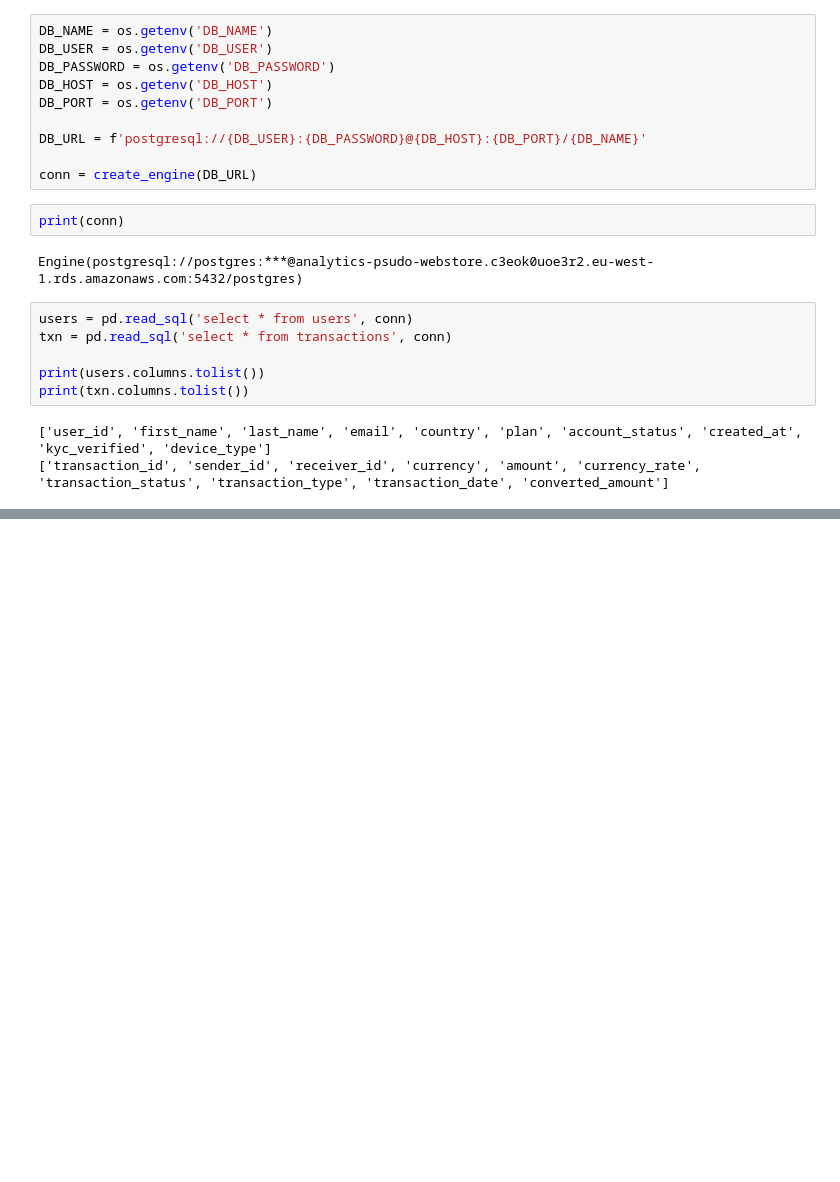
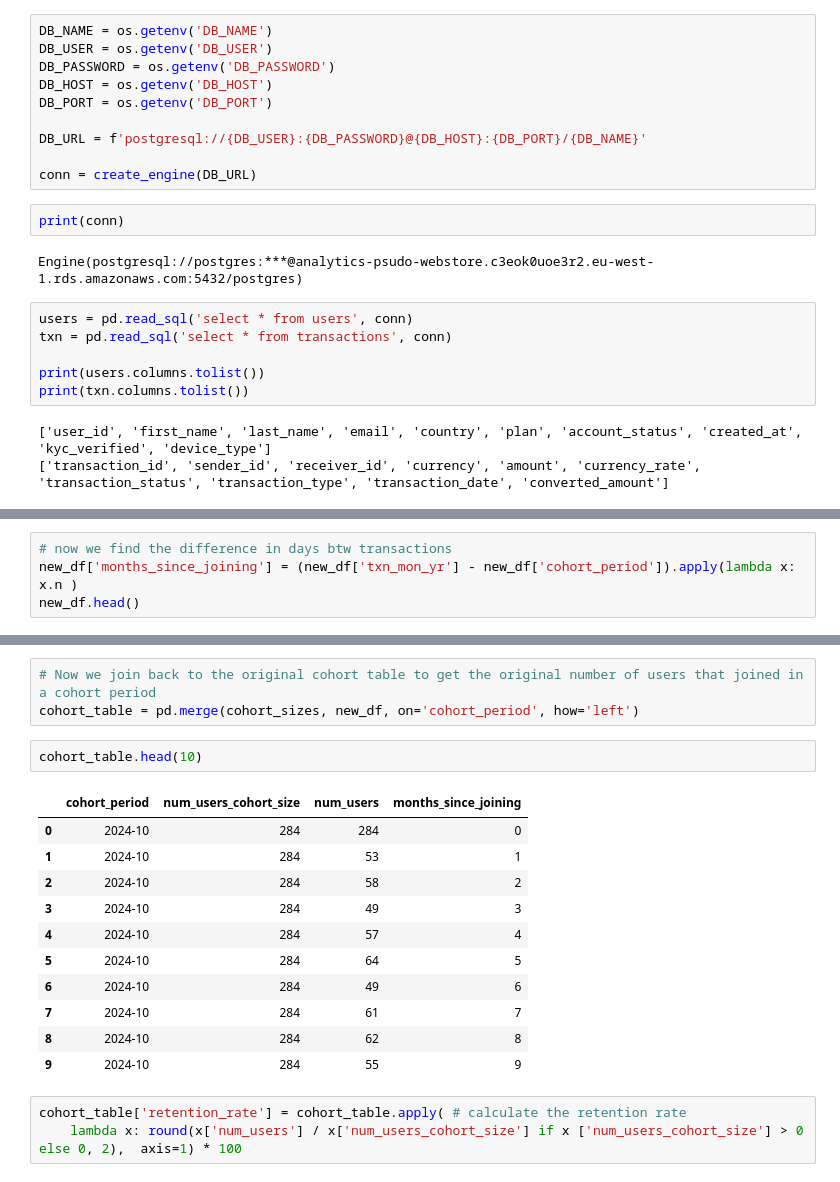
Before and after one commit to kayode-w/customer_cohort_analysis, a Jupyter notebook: raw.ipynb, the cells around one changed output, grey strips where cells are left out. Saved outputs shown, nothing was run; the diff lists cells and outputs as text; blank space fills up the shorter version.

```diff
--- a/raw.ipynb
+++ b/raw.ipynb
@@ -110,0 +97,4 @@ new_df
+# %%
+# now we find the difference in days btw transactions
+new_df['months_since_joining'] = (new_df['txn_mon_yr'] - new_df['cohort_period']).apply(lambda x: x.n )
+new_df.head()
@@ -110,0 +130,20 @@ new_df
+# %%
+# Now we join back to the original cohort table to get the original number of users that joined in a cohort period
+cohort_table = pd.merge(cohort_sizes, new_df, on='cohort_period', how='left')
+# %%
+cohort_table.head(10)
+# %% [output]
+|  | cohort_period | num_users_cohort_size | num_users | months_since_joining |
+| 0 | 2024-10 | 284 | 284 | 0 |
+| 1 | 2024-10 | 284 | 53 | 1 |
+| 2 | 2024-10 | 284 | 58 | 2 |
+| 3 | 2024-10 | 284 | 49 | 3 |
+| 4 | 2024-10 | 284 | 57 | 4 |
+| 5 | 2024-10 | 284 | 64 | 5 |
+| 6 | 2024-10 | 284 | 49 | 6 |
+| 7 | 2024-10 | 284 | 61 | 7 |
+| 8 | 2024-10 | 284 | 62 | 8 |
+| 9 | 2024-10 | 284 | 55 | 9 |
+# %%
+cohort_table['retention_rate'] = cohort_table.apply( # calculate the retention rate
+    lambda x: round(x['num_users'] / x['num_users_cohort_size'] if x ['num_users_cohort_size'] > 0 else 0, 2),  axis=1) * 100
```
Also changed, not shown: parts of 21 cells of this notebook, 4 other files.
